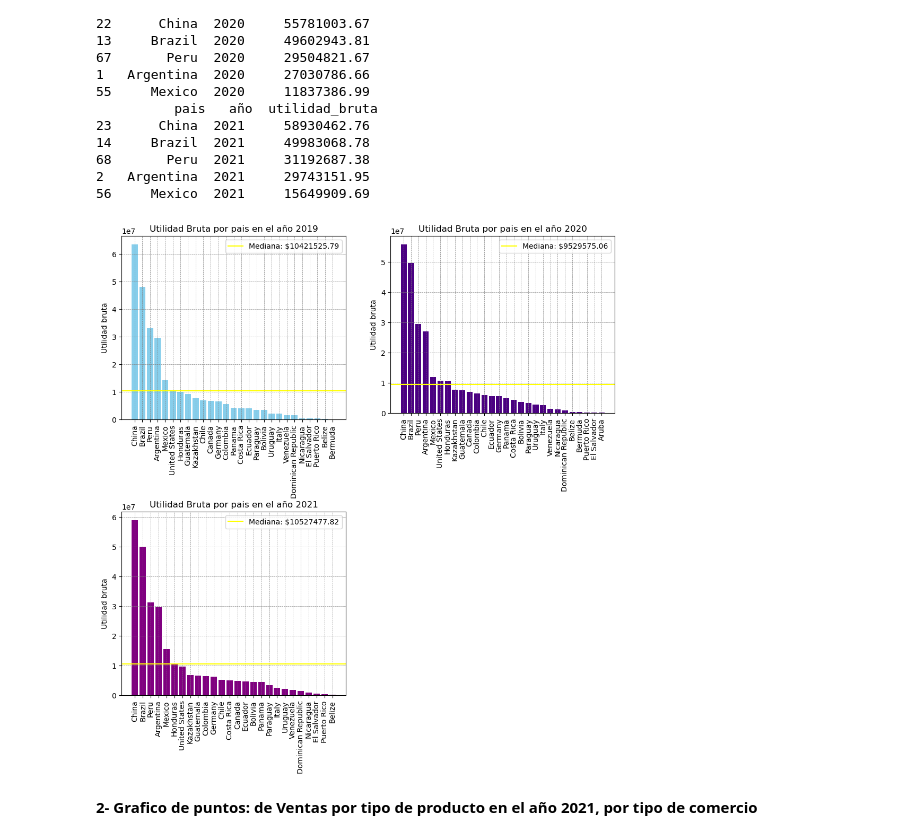
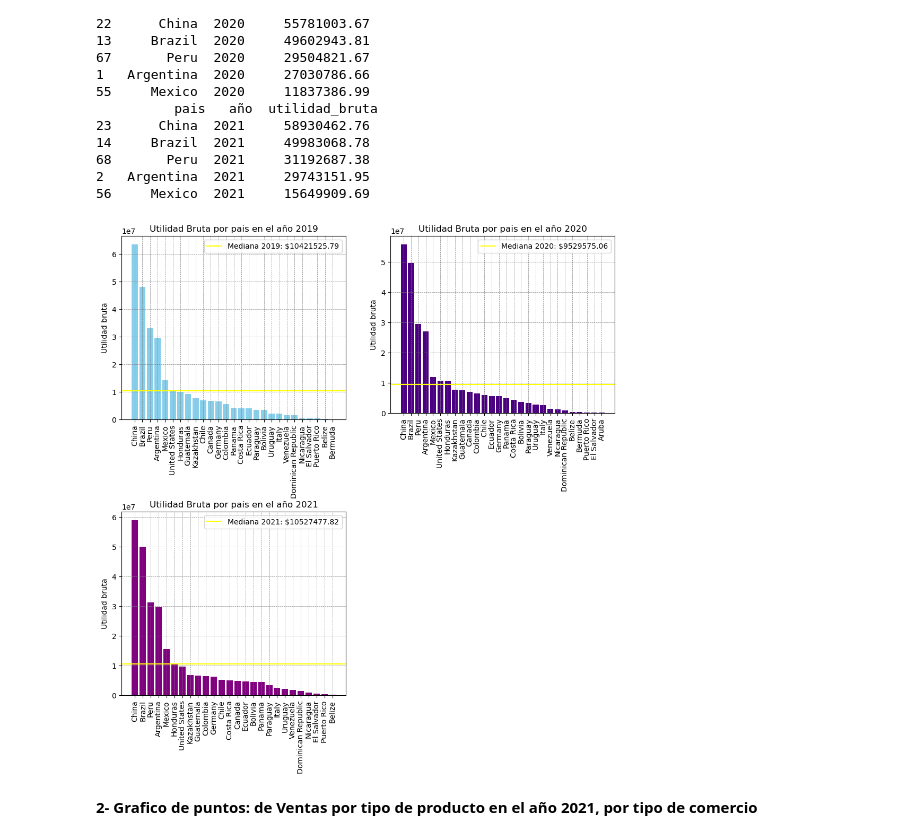
Before and after one commit to manuelpalomeque/ISPC--An-lisisDeDatos--DataBring, a Jupyter notebook: Proyecto Integrador - Analista de Datos - ISPC-Palomeque.ipynb, the cells around one changed output. Cells and saved outputs as stored; diff of their text form; code cells hidden in the pictures.

```diff
--- a/Proyecto Integrador - Analista de Datos - ISPC-Palomeque.ipynb
+++ b/Proyecto Integrador - Analista de Datos - ISPC-Palomeque.ipynb
@@ -659,37 +659,37 @@ plt.subplots_adjust(hspace=0.5)
 
 # 2019
 plt.subplot(27,2,1)
 plt.bar(utilidadB2019['pais'], utilidadB2019['utilidad_bruta'],color='skyblue')
-plt.axhline(y=media_utilidad_bruta2019, color='yellow', label=f'Mediana: ${media_utilidad_bruta2019}') #Media
+plt.axhline(y=media_utilidad_bruta2019, color='yellow', label=f'Mediana 2019: ${media_utilidad_bruta2019}') #Media
 plt.ylabel('Utilidad bruta')
 plt.title('Utilidad Bruta por pais en el año 2019')
 plt.xticks(rotation=90)
 plt.grid(color = 'gray', linestyle = '--', linewidth = 0.5)
 plt.legend( loc= 'upper right')
 
 #2020
 plt.subplot(28,2,2)
 plt.bar(utilidadB2020['pais'], utilidadB2020['utilidad_bruta'], color='indigo')
-plt.axhline(y=media_utilidad_bruta2020, color='yellow', label=f'Mediana: ${media_utilidad_bruta2020}')#Media
+plt.axhline(y=media_utilidad_bruta2020, color='yellow', label=f'Mediana 2020: ${media_utilidad_bruta2020}')#Media
 plt.ylabel('Utilidad bruta')
 plt.title('Utilidad Bruta por pais en el año 2020')
 plt.xticks(rotation=90)
 plt.grid(color = 'gray', linestyle = '--', linewidth = 0.5)
 plt.legend( loc= 'upper right')
 
 #2021
 plt.subplot(27,2,3)
 plt.bar(utilidadB2021['pais'], utilidadB2021['utilidad_bruta'], color='purple')
-plt.axhline(y=media_utilidad_bruta2021, color='yellow', label=f'Mediana: ${media_utilidad_bruta2021}')#Media
+plt.axhline(y=media_utilidad_bruta2021, color='yellow', label=f'Mediana 2021: ${media_utilidad_bruta2021}')#Media
 plt.ylabel('Utilidad bruta')
 plt.title('Utilidad Bruta por pais en el año 2021')
 plt.xticks(rotation=90)
 plt.grid(color = 'gray', linestyle = '--', linewidth = 0.5)
 plt.legend( loc= 'upper right')
 
 plt.show()
 # %% [output]
-[figure, old version]
+[figure, new version]
 # %% [markdown]
 **2- Grafico de puntos: de Ventas por tipo de producto en el año 2021, por tipo de comercio**
 # %%
```
Also changed, not shown: parts of 1 cell of this notebook.
